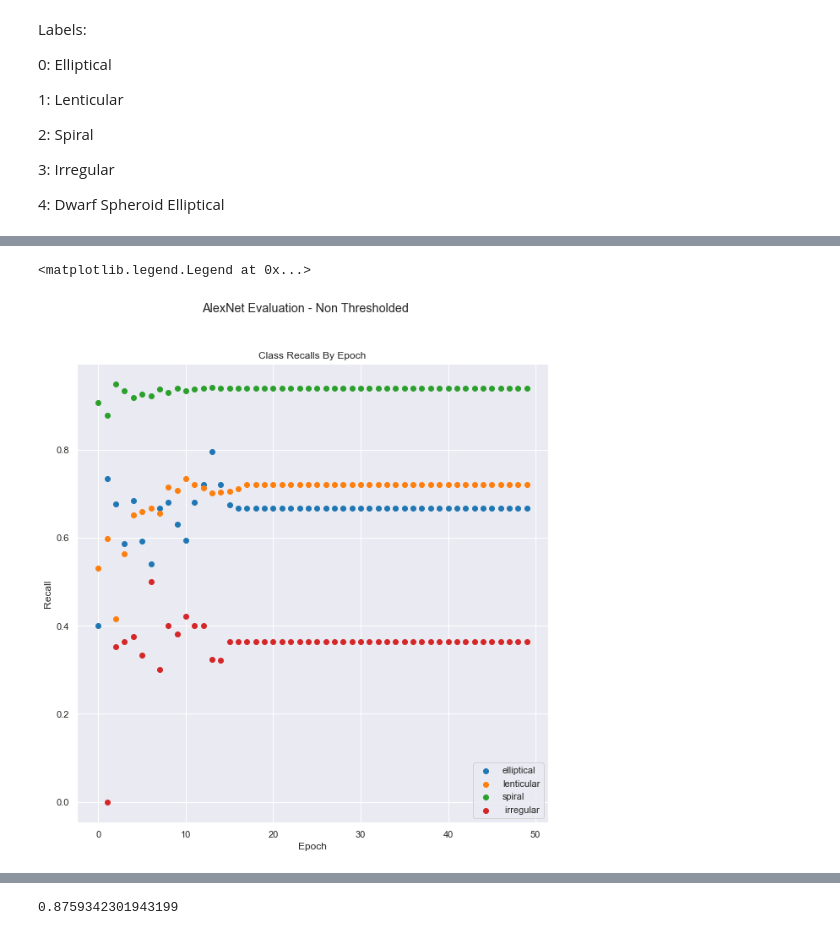
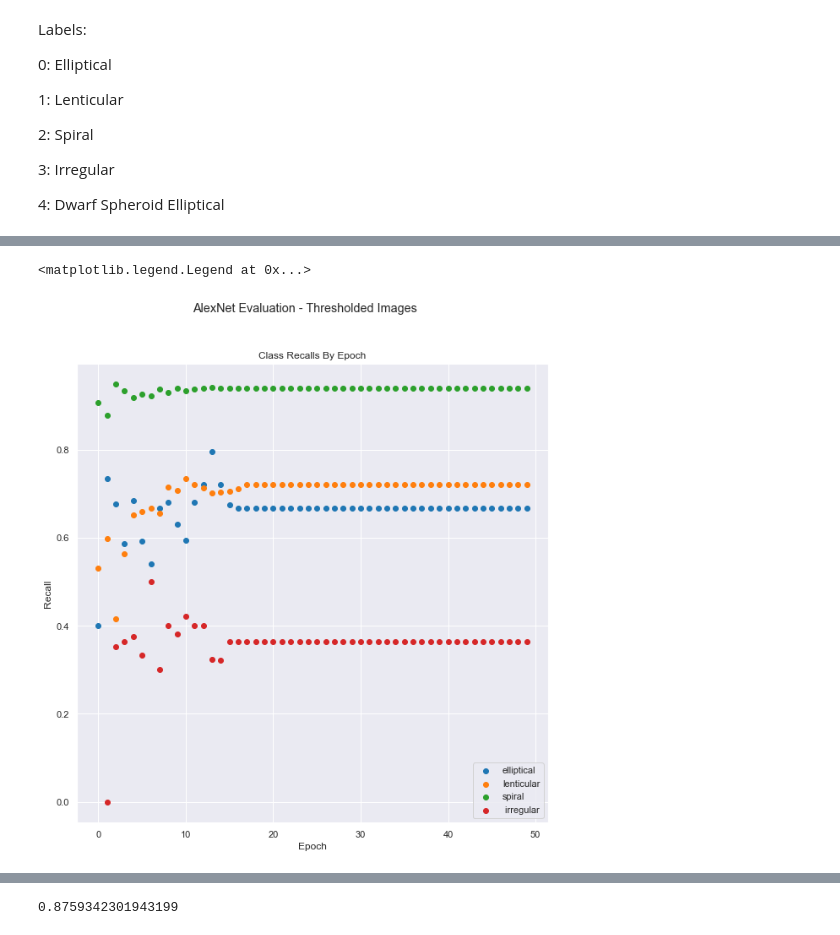
Before and after one commit to frankmaayn/galaxy_computer_vision_with_EFIGI_data, a Jupyter notebook: Notebooks/AlexNet_Eval_Threshold.ipynb, the cells around one changed output, grey strips where cells are left out. Saved outputs shown, nothing was run; the diff lists cells and outputs as text; code cells hidden in the pictures.

```diff
--- a/Notebooks/AlexNet_Eval_Threshold.ipynb
+++ b/Notebooks/AlexNet_Eval_Threshold.ipynb
@@ -48,24 +48,24 @@ ax.legend()
 # %%
 import seaborn as sns
 import pandas as pd
 import matplotlib.pyplot as plt
 sns.set_theme(style="darkgrid")
 sns.set_palette(sns.color_palette("tab10"))
 fig, ax = plt.subplots(figsize=(10, 10))
-fig.suptitle('AlexNet Evaluation - Non Thresholded')
+fig.suptitle('AlexNet Evaluation - Thresholded Images')
 ax.set_title("Class Recalls By Epoch")
 ax.set_xlabel("Epoch")
 ax.set_ylabel("Recall")
 for label in range(len(epoch_metrics["epoch_recalls"])):
     num_epochs = range(len(epoch_metrics["epoch_recalls"][label]))
     precisions = epoch_metrics["epoch_recalls"][label]
     df = pd.DataFrame(data={"x": num_epochs, "y": precisions})
     plt.scatter(num_epochs, precisions, label=label_names[label])
 
 ax.legend()
 # %% [output]
 <matplotlib.legend.Legend at 0x...>
-[figure, old version]
+[figure, new version]
 # %%
 import seaborn as sns
 import pandas as pd
```
Also changed, not shown: parts of 8 cells of this notebook.
